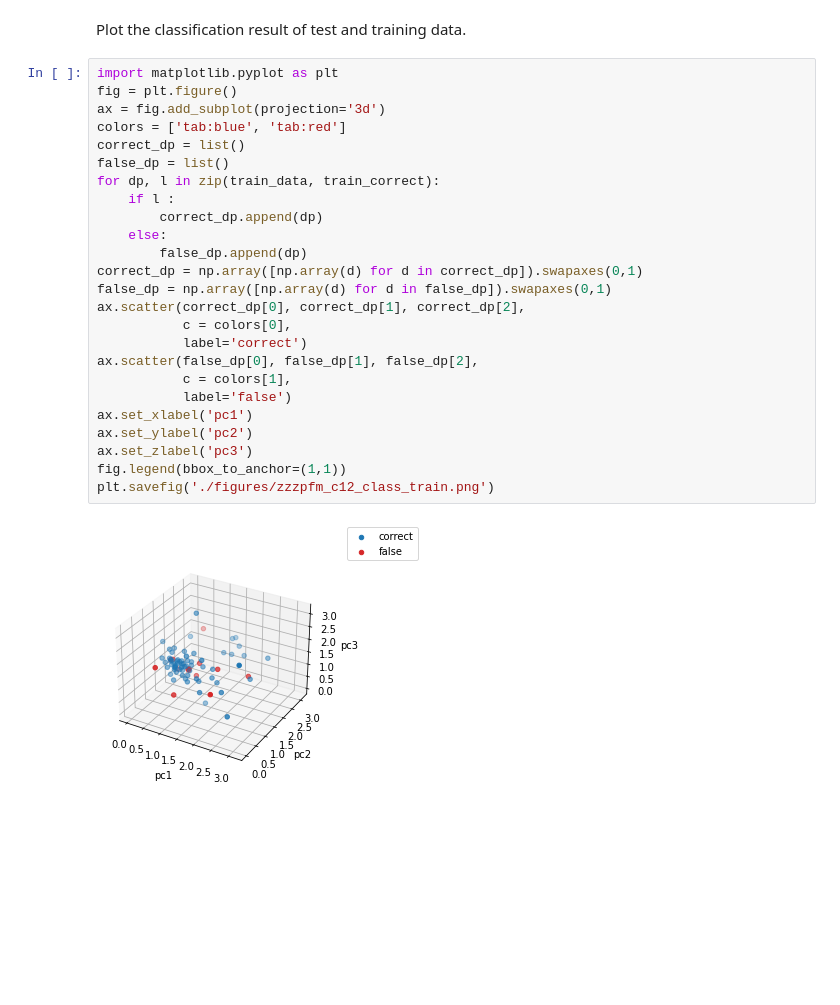
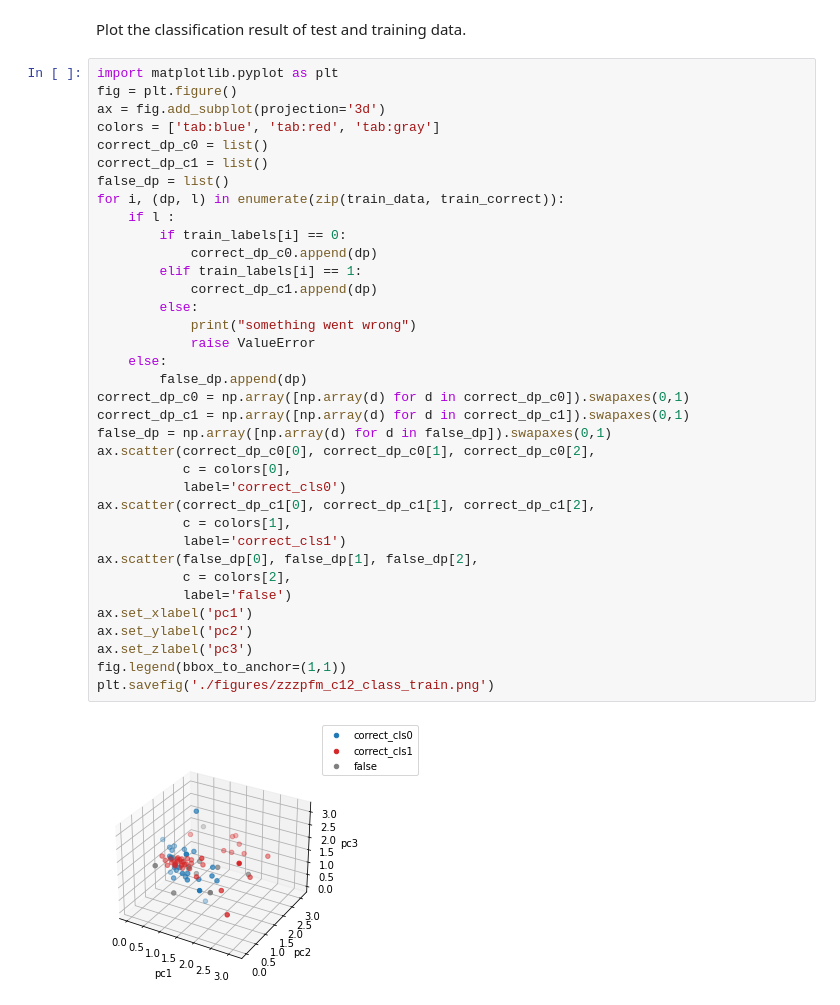
Before and after one commit to CDL-Quantum/Hackathon2021, a Jupyter notebook: Qunova Computing/test.ipynb, the cells around one changed output. Drawn from its saved outputs; the diff is of its cells as text; blank space fills up the shorter version.

Commit message:
fixed images to classification

```diff
--- a/Qunova Computing/test.ipynb
+++ b/Qunova Computing/test.ipynb
@@ -38,30 +38,41 @@ Plot the classification result of test and training data.
 # %%
 import matplotlib.pyplot as plt
 fig = plt.figure()
 ax = fig.add_subplot(projection='3d')
-colors = ['tab:blue', 'tab:red']
-correct_dp = list()
+colors = ['tab:blue', 'tab:red', 'tab:gray']
+correct_dp_c0 = list()
+correct_dp_c1 = list()
 false_dp = list()
-for dp, l in zip(train_data, train_correct):
+for i, (dp, l) in enumerate(zip(train_data, train_correct)):
     if l :
-        correct_dp.append(dp)
+        if train_labels[i] == 0:
+            correct_dp_c0.append(dp)
+        elif train_labels[i] == 1:
+            correct_dp_c1.append(dp)
+        else:
+            print("something went wrong")
+            raise ValueError
     else:
         false_dp.append(dp)
-correct_dp = np.array([np.array(d) for d in correct_dp]).swapaxes(0,1)
+correct_dp_c0 = np.array([np.array(d) for d in correct_dp_c0]).swapaxes(0,1)
+correct_dp_c1 = np.array([np.array(d) for d in correct_dp_c1]).swapaxes(0,1)
 false_dp = np.array([np.array(d) for d in false_dp]).swapaxes(0,1)
-ax.scatter(correct_dp[0], correct_dp[1], correct_dp[2],
+ax.scatter(correct_dp_c0[0], correct_dp_c0[1], correct_dp_c0[2],
            c = colors[0],
-           label='correct')
+           label='correct_cls0')
+ax.scatter(correct_dp_c1[0], correct_dp_c1[1], correct_dp_c1[2],
+           c = colors[1],
+           label='correct_cls1')
 ax.scatter(false_dp[0], false_dp[1], false_dp[2],
-           c = colors[1],
+           c = colors[2],
            label='false')
 ax.set_xlabel('pc1')
 ax.set_ylabel('pc2')
 ax.set_zlabel('pc3')
 fig.legend(bbox_to_anchor=(1,1))
 plt.savefig('./figures/zzzpfm_c12_class_train.png')
 # %% [output]
-[figure, old version]
+[figure, new version]
 # %%
 fig = plt.figure()
 ax = fig.add_subplot(projection='3d')
```
Also changed, not shown: parts of 2 cells of this notebook, 2 other files.
